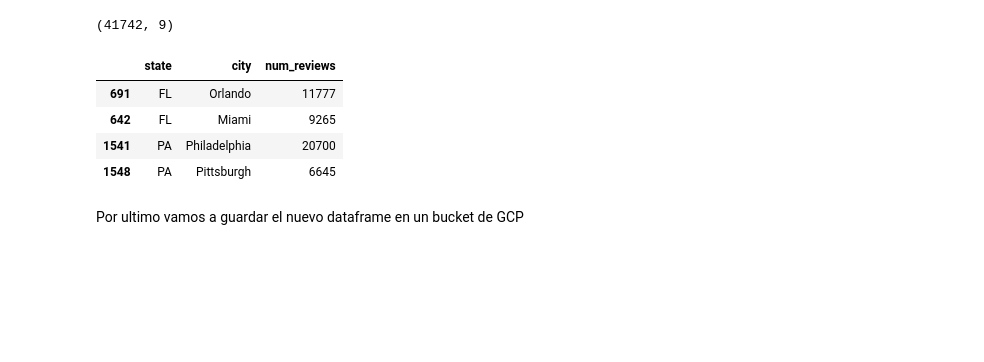
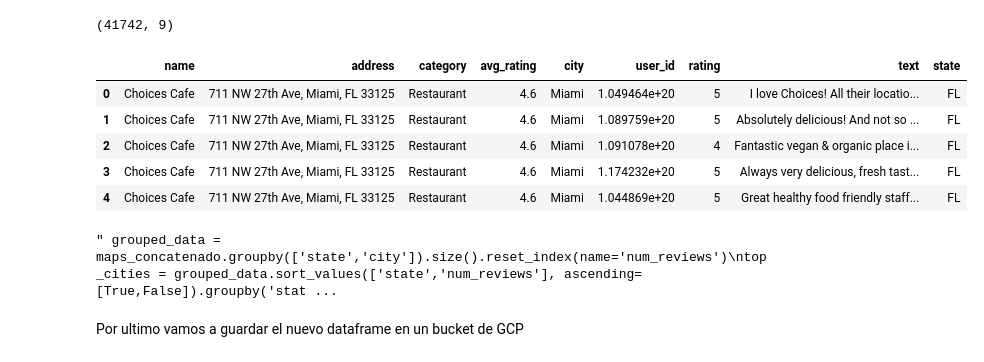
Before and after one commit to ASGuzman/Proyecto-Grupal, a Jupyter notebook: Sprint3/Modelo/df_Modelo.ipynb, the cells around one changed output. Cells and saved outputs as stored; diff of their text form; code cells hidden in the pictures; blank space fills up the shorter version.

```diff
--- a/Sprint3/Modelo/df_Modelo.ipynb
+++ b/Sprint3/Modelo/df_Modelo.ipynb
@@ -508,17 +510,37 @@ maps_concatenado.head(3)
 maps_concatenado.shape
 # %% [output]
 (41742, 9)
+# %%
+def eliminar_nombre_en_direccion(row):
+    nombre_restaurante = row['name']
+    direccion = row['address']
+
+    # Verifica si el nombre del restaurante está presente en la dirección
+    if nombre_restaurante in direccion:
+        # Elimina el nombre del restaurante de la dirección
+        nueva_direccion = direccion.split(nombre_restaurante + ', ', 1)[1]
+        return nueva_direccion
+    else:
+        # Si el nombre del restaurante no está presente, devuelve la dirección original
+        return direccion
+# %%
+maps_concatenado['address'] = maps_concatenado.apply(eliminar_nombre_en_direccion, axis=1)
+# %%
+maps_concatenado.head()
+# %% [output]
+|  | name | address | category | avg_rating | city | user_id | rating | text | state |
+| 0 | Choices Cafe | 711 NW 27th Ave, Miami, FL 33125 | Restaurant | 4.6 | Miami | 1.049464e+20 | 5 | I love Choices! All their locatio... | FL |
+| 1 | Choices Cafe | 711 NW 27th Ave, Miami, FL 33125 | Restaurant | 4.6 | Miami | 1.089759e+20 | 5 | Absolutely delicious! And not so ... | FL |
+| 2 | Choices Cafe | 711 NW 27th Ave, Miami, FL 33125 | Restaurant | 4.6 | Miami | 1.091078e+20 | 4 | Fantastic vegan & organic place i... | FL |
+| 3 | Choices Cafe | 711 NW 27th Ave, Miami, FL 33125 | Restaurant | 4.6 | Miami | 1.174232e+20 | 5 | Always very delicious, fresh tast... | FL |
+| 4 | Choices Cafe | 711 NW 27th Ave, Miami, FL 33125 | Restaurant | 4.6 | Miami | 1.044869e+20 | 5 | Great healthy food friendly staff... | FL |
 # %%
 # Este codigo se utilizo para visualizar las cuidades de cada estado que cuentan con mas reviews
 """ grouped_data = maps_concatenado.groupby(['state','city']).size().reset_index(name='num_reviews')
 top_cities = grouped_data.sort_values(['state','num_reviews'], ascending=[True,False]).groupby('state').head(2)
 top_cities """
 # %% [output]
-|  | state | city | num_reviews |
-| 691 | FL | Orlando | 11777 |
-| 642 | FL | Miami | 9265 |
-| 1541 | PA | Philadelphia | 20700 |
-| 1548 | PA | Pittsburgh | 6645 |
+" grouped_data = maps_concatenado.groupby(['state','city']).size().reset_index(name='num_reviews')\ntop_cities = grouped_data.sort_values(['state','num_reviews'], ascending=[True,False]).groupby('stat ...
 # %% [markdown]
 Por ultimo vamos a guardar el nuevo dataframe en un bucket de GCP
 # %%
```
Also changed, not shown: parts of 2 cells of this notebook, 2 other files.
